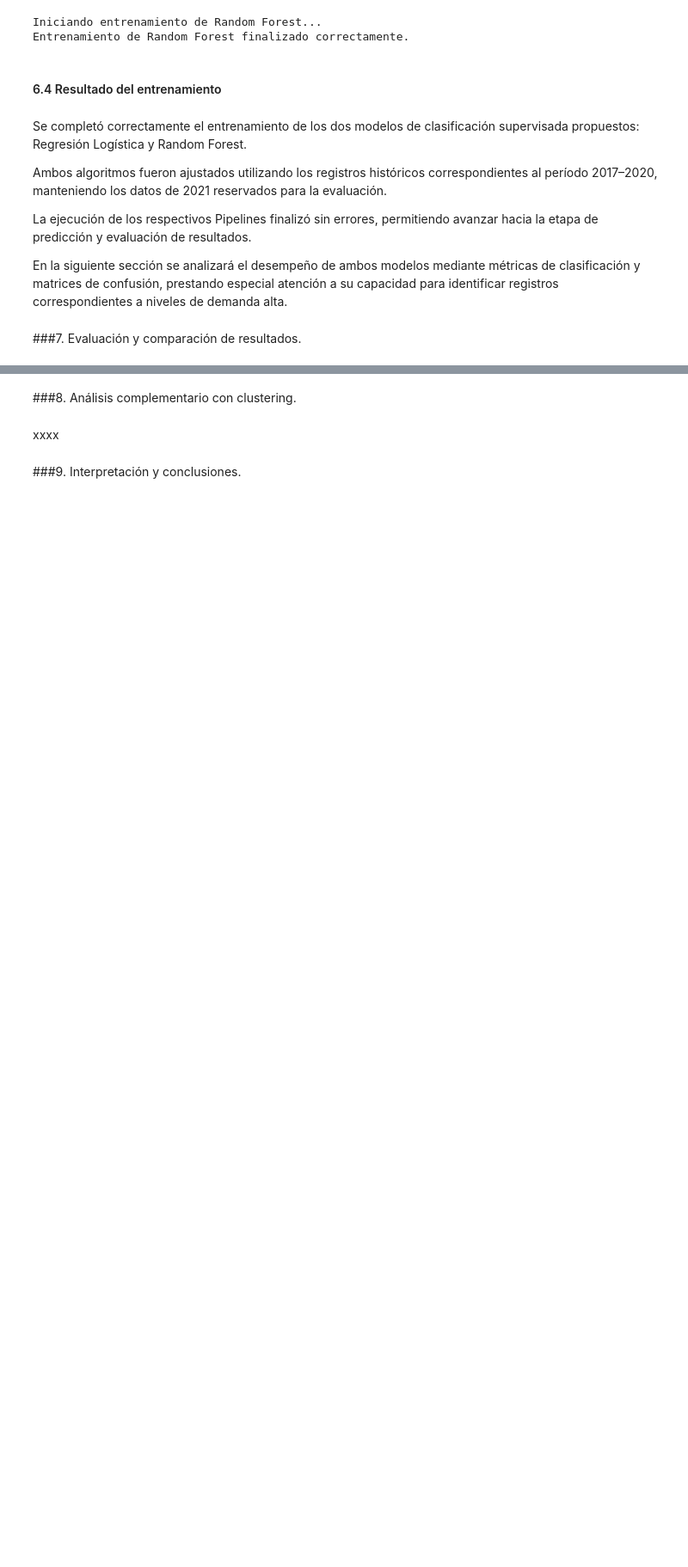
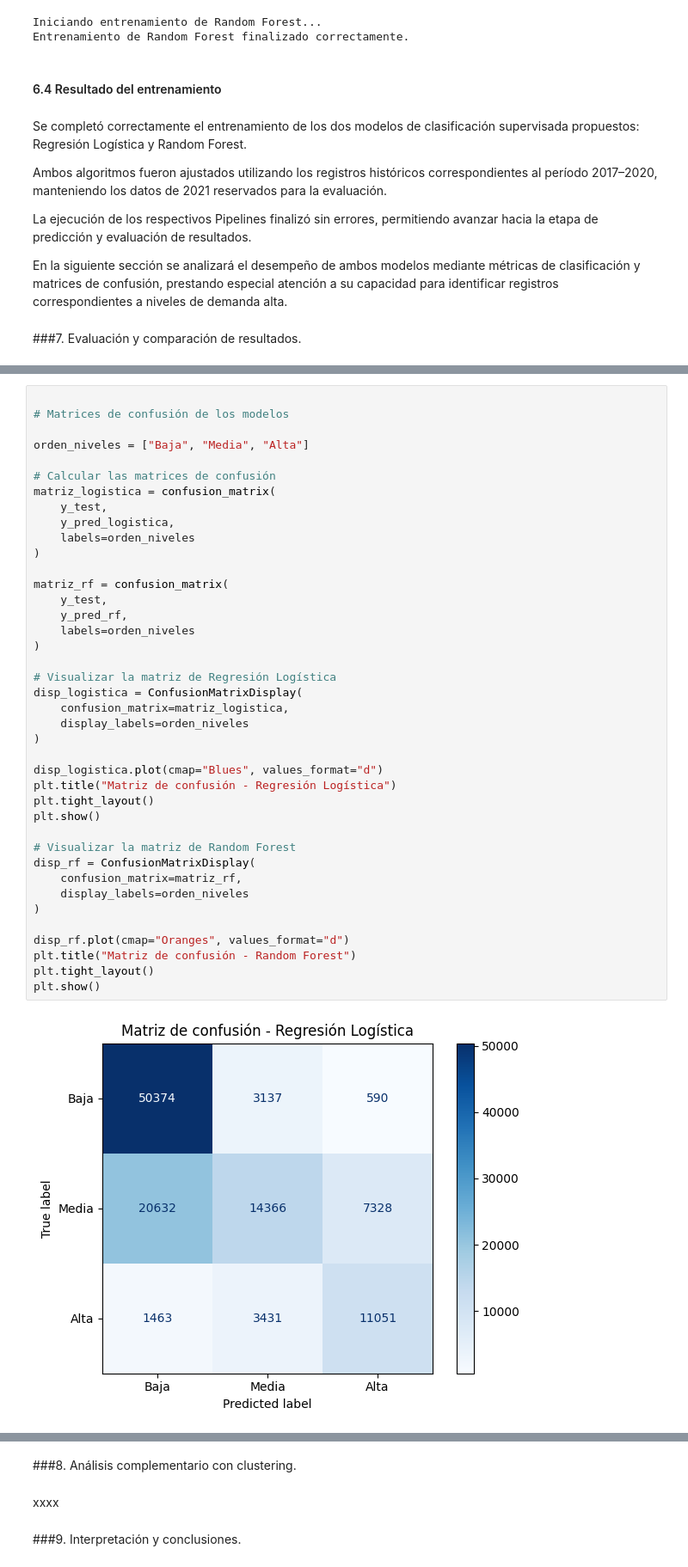
Before and after one commit to ChronosXV/Metodologia_grupo2, a Jupyter notebook: Metodologia_1_Grupo_2_Modelado_ML.ipynb, the cells around one changed output, grey strips where cells are left out. Shown at 86% size. Saved outputs shown, nothing was run; the diff lists cells and outputs as text; blank space fills up the shorter version.

```diff
--- a/Metodologia_1_Grupo_2_Modelado_ML.ipynb
+++ b/Metodologia_1_Grupo_2_Modelado_ML.ipynb
@@ -703,0 +962,42 @@ xxxx
+# %%
+
+# Matrices de confusión de los modelos
+
+orden_niveles = ["Baja", "Media", "Alta"]
+
+# Calcular las matrices de confusión
+matriz_logistica = confusion_matrix(
+    y_test,
+    y_pred_logistica,
+    labels=orden_niveles
+)
+
+matriz_rf = confusion_matrix(
+    y_test,
+    y_pred_rf,
+    labels=orden_niveles
+)
+
+# Visualizar la matriz de Regresión Logística
+disp_logistica = ConfusionMatrixDisplay(
+    confusion_matrix=matriz_logistica,
+    display_labels=orden_niveles
+)
+
+disp_logistica.plot(cmap="Blues", values_format="d")
+plt.title("Matriz de confusión - Regresión Logística")
+plt.tight_layout()
+plt.show()
+
+# Visualizar la matriz de Random Forest
+disp_rf = ConfusionMatrixDisplay(
+    confusion_matrix=matriz_rf,
+    display_labels=orden_niveles
+)
+
+disp_rf.plot(cmap="Oranges", values_format="d")
+plt.title("Matriz de confusión - Random Forest")
+plt.tight_layout()
+plt.show()
+# %% [output]
+[figure, added]
```
Also changed, not shown: parts of 21 cells of this notebook.
